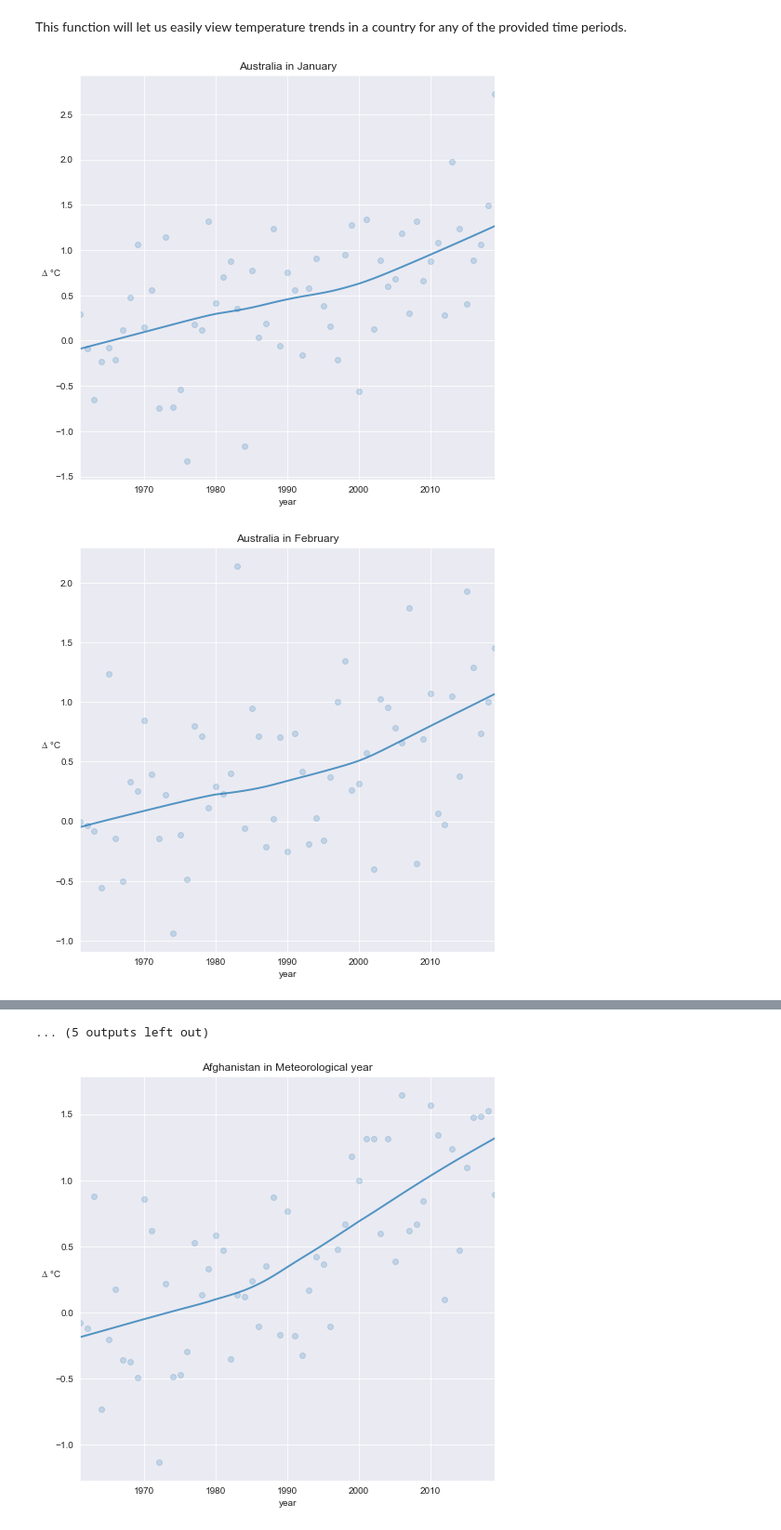
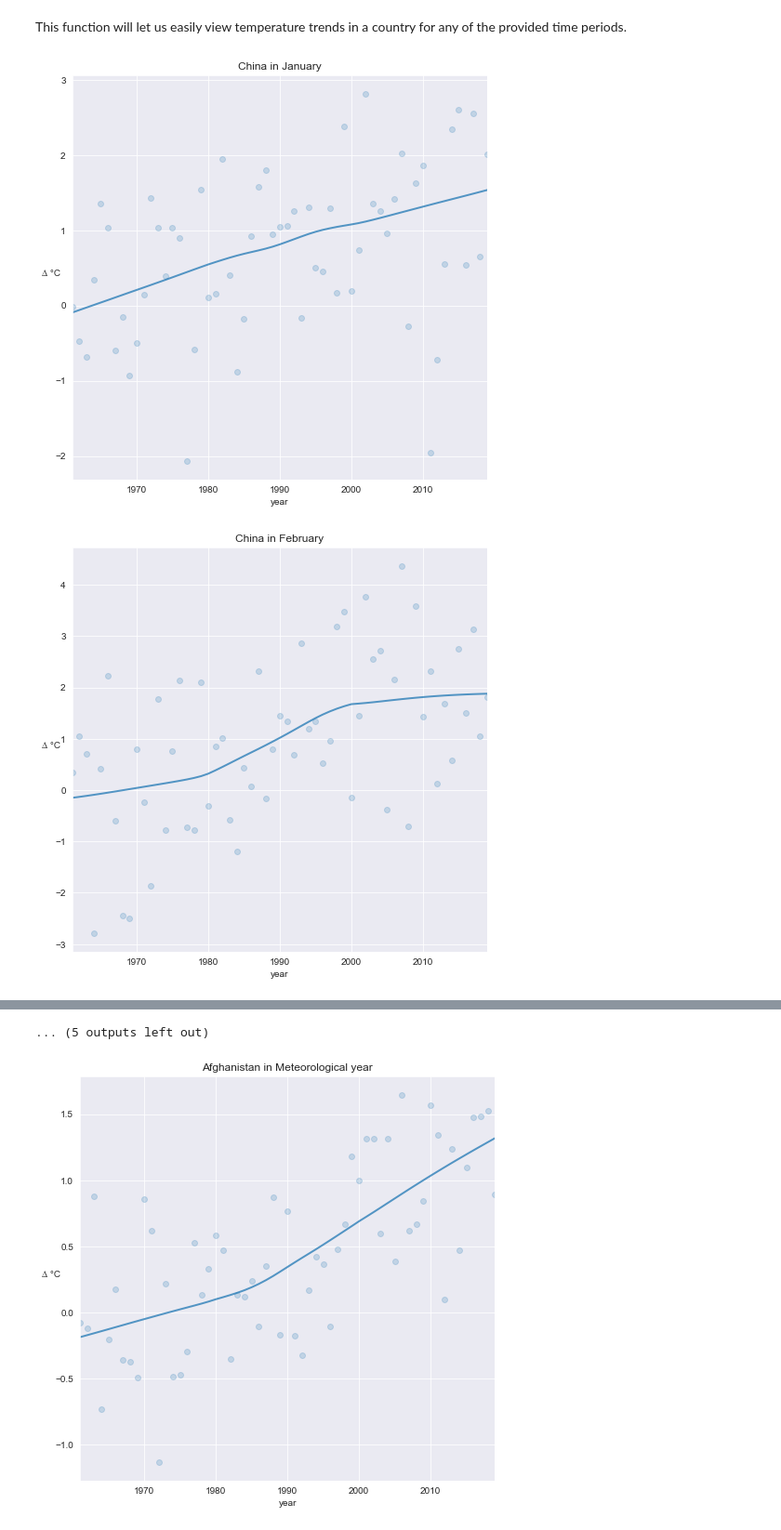
Before and after one commit to Prashant24759/climate-change, a Jupyter notebook: global-warming.ipynb, the cells around one changed output, grey strips where cells are left out. Shown at 93% size. Cells and saved outputs as stored; diff of their text form; code cells hidden in the pictures.

```diff
--- a/global-warming.ipynb
+++ b/global-warming.ipynb
@@ -93,6 +93,6 @@ def seasons_df(df, country):
     dfn = dfn.astype('float')
     return dfn
 # %%
-AUSTRALIA = country_df(df, 'Australia')
-AUSTRALIA.head()
+Ch = country_df(df, 'China')
+Ch.head()
 # %% [output]
@@ -113,7 +113,7 @@ def country_plot(data, period):
     plt.title(data.index.name+" in "+period)
 # %%
 for month in df.months.unique():
-    country_plot(AUSTRALIA, month)
+    country_plot(Ch, month)
 # %% [output]
-[figure, old version]
+[figure, new version]
-[figure, old version]
+[figure, new version]
```
Also changed, not shown: parts of 2 cells of this notebook, 14 other files.
